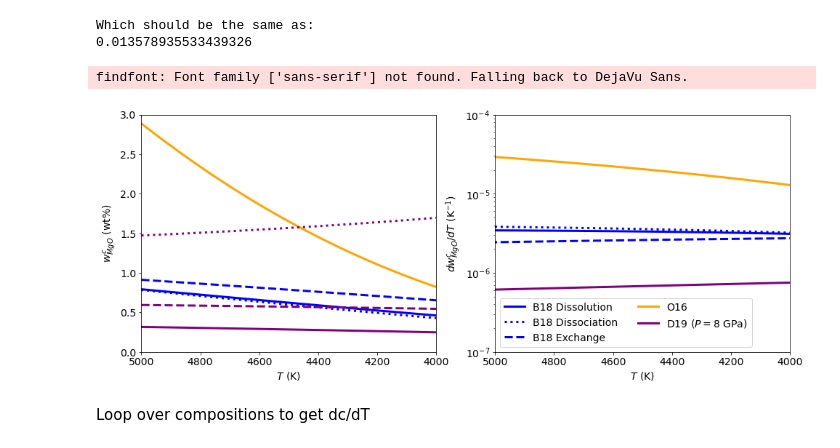
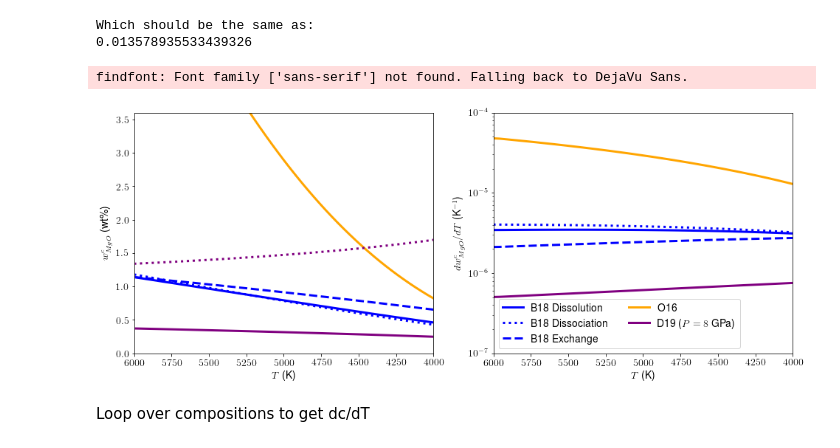
Before and after one commit to scs1cd/precipitation, a Jupyter notebook: paper_precip_constcomp.ipynb, the cells around one changed output. Cells and saved outputs as stored; diff of their text form; code cells hidden in the pictures.

```diff
--- a/paper_precip_constcomp.ipynb
+++ b/paper_precip_constcomp.ipynb
@@ -276,10 +276,10 @@ fig, (ax2,ax3) = plt.subplots(1,2,figsize=(16,6))
 badro_4a = plt.imread('badro_18_fig4a.png')
 #ax2.imshow(badro_4a, extent=(4000,5000,0,1.5), aspect='auto')
 
-ax2.set_xlim([5000,4000])
-ax2.set_ylim([0   ,3.0   ])
+ax2.set_xlim([6000,4000])
+ax2.set_ylim([0   ,3.6   ])
 ax2.set_xlabel("$T$ (K)")
-ax2.set_ylabel("$w_{MgO}^{c}$ (wt%)")
+ax2.set_ylabel("$w_{MgO}^{c}$ (wt\%)")
 #ax2.plot(Tcmb, cMg_c_B18_DLi*100   , label="B18 $\gamma_i=0$"                     , color='red', lw=3)
 #ax2.plot(Tcmb, cMg_c_B18_DLniMg*100, label="B18 $\gamma_O\\ne0 \gamma_{Mg}=0$ "   , color='red',linestyle='--', lw=3)
 ax2.plot(Tcmb, cMg_c_niM*100     , label="B18 Dissolution" , lw=3, color="blue", linestyle='-')
@@ -287,36 +287,36 @@ ax2.plot(Tcmb, cMg_c_niD*100     , label="B18 Dissociation", lw=3, color="blue",
 ax2.plot(Tcmb, cMg_c_niE*100     , label="B18 Exchange"    , lw=3, color="blue", linestyle='--')
 ax2.plot(Tcmb, cMg_c_O16_E*100   , label="O16", color='orange', lw=3)
 ax2.plot(Tcmb, cMg_c_D19_E_P8  *100   , label="D19 ($P=8$ GPa)"  , color='purple', lw=3, linestyle='-')
 ax2.plot(Tcmb, cMg_c_D19_E_P135*100   , label="D19 ($P=135$ GPa)", color='purple', lw=3, linestyle=':')
-ax2.plot(Tcmb, cMg_c_D19_E_Fig3*100   , label="D19 (Fig3)"       , color='purple', lw=3, linestyle='--')
+#ax2.plot(Tcmb, cMg_c_D19_E_Fig3*100   , label="D19 (Fig3)"       , color='purple', lw=3, linestyle='--')
 #ax2.legend(ncol=2)
 
 dT = Tcmb[1] - Tcmb[0]
 dcMgdT_DLi    = np.gradient(cMg_c_B18_DLi   , dT)
 dcMgdT_DLni   = np.gradient(cMg_c_B18_DLni  , dT)
 dcMgdT_DLniMg = np.gradient(cMg_c_B18_DLniMg, dT)
 dcMgdT_niM    = np.gradient(cMg_c_niM       , dT)
 dcMgdT_niD    = np.gradient(cMg_c_niD       , dT)
 dcMgdT_niE    = np.gradient(cMg_c_niE       , dT)
 dcMgdT_O16E   = np.gradient(cMg_c_O16_E     , dT)
 dcMgdT_D19E_P8   = np.gradient(cMg_c_D19_E_P8  , dT)
 dcMgdT_D19E_P135 = np.gradient(cMg_c_D19_E_P135, dT)
 
-ax3.set_xlim([5000,4000])
+ax3.set_xlim([6000,4000])
 ax3.set_ylim([1e-7,1e-4])
 ax3.set_yscale('log')
 ax3.set_xlabel("$T$ (K)")
 ax3.set_ylabel("$d w_{MgO}^c/dT$ (K$^{-1}$)")
 ax3.plot(Tcmb, dcMgdT_niM    , label="B18 Dissolution" , lw=3, color="blue", linestyle='-')
 ax3.plot(Tcmb, dcMgdT_niD    , label="B18 Dissociation", lw=3, color="blue", linestyle=':')
 ax3.plot(Tcmb, dcMgdT_niE    , label="B18 Exchange"    , lw=3, color="blue", linestyle='--')
 ax3.plot(Tcmb, dcMgdT_O16E   , label="O16"             , lw=3, color="orange")
 ax3.plot(Tcmb, dcMgdT_D19E_P8, label="D19 ($P=8$ GPa)" , lw=3, color="purple")
 ax3.legend(ncol=2)
 fig.savefig("reactions.pdf", format='pdf',bbox_inches="tight")
 # %% [output]
 findfont: Font family ['sans-serif'] not found. Falling back to DejaVu Sans.
-[figure, old version]
+[figure, new version]
 # %% [markdown]
 Loop over compositions to get dc/dT
 # %%
```
Also changed, not shown: parts of 8 cells of this notebook, 1 other file.
